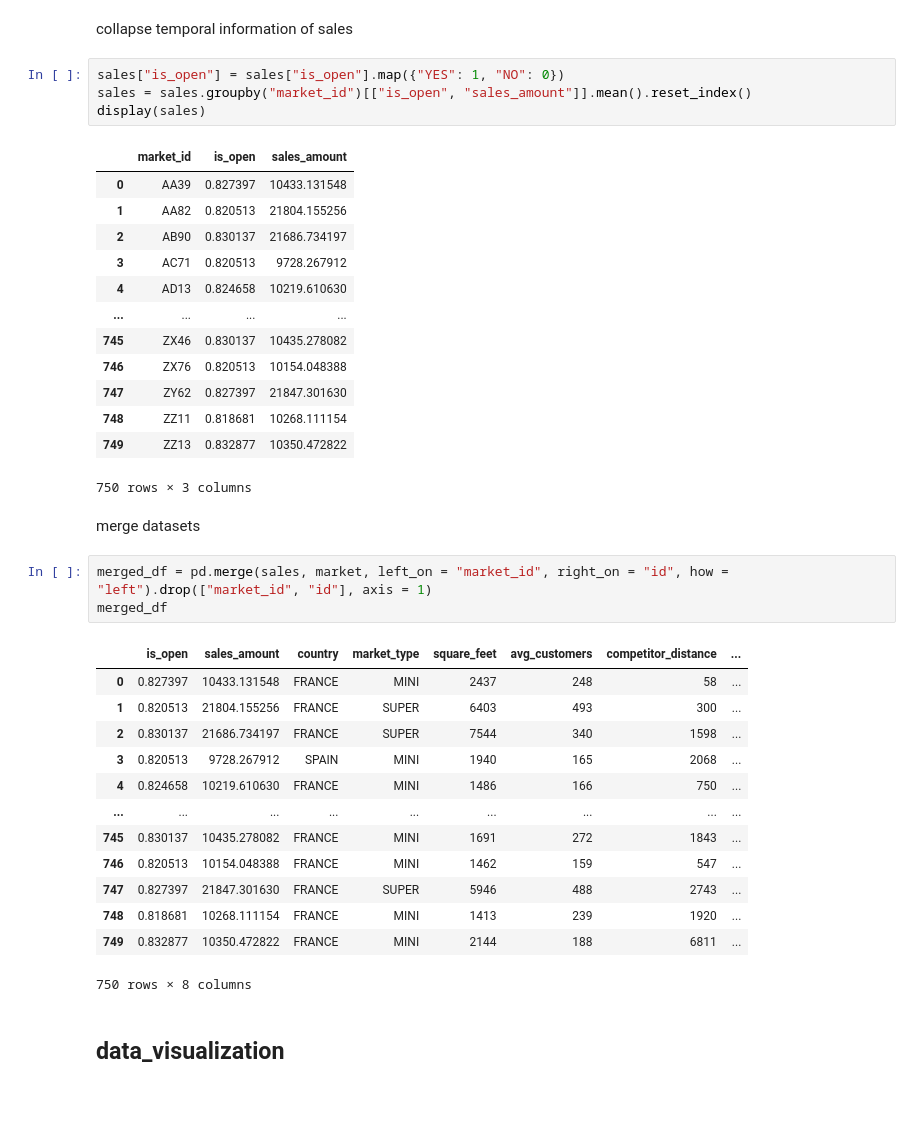
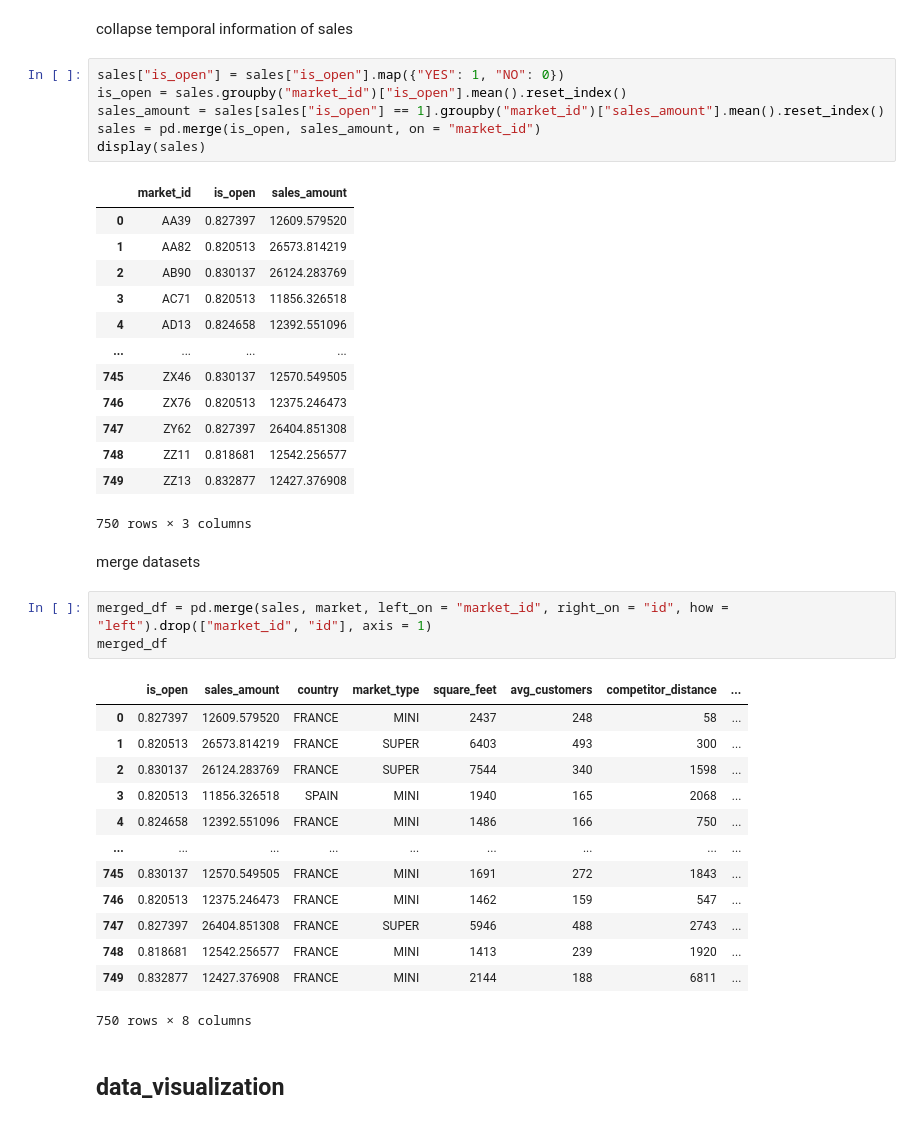
Before and after one commit to caporali/statistical_machine_learning_project, a Jupyter notebook: project_sml.ipynb, the cells around one changed output. Saved outputs shown, nothing was run; the diff lists cells and outputs as text.

```diff
--- a/project_sml.ipynb
+++ b/project_sml.ipynb
@@ -489,21 +499,23 @@ the rows with non correct values are: []
 collapse temporal information of sales
 # %%
 sales["is_open"] = sales["is_open"].map({"YES": 1, "NO": 0})
-sales = sales.groupby("market_id")[["is_open", "sales_amount"]].mean().reset_index()
+is_open = sales.groupby("market_id")["is_open"].mean().reset_index()
+sales_amount = sales[sales["is_open"] == 1].groupby("market_id")["sales_amount"].mean().reset_index()
+sales = pd.merge(is_open, sales_amount, on = "market_id")
 display(sales)
 # %% [output]
 |  | market_id | is_open | sales_amount |
-| 0 | AA39 | 0.827397 | 10433.131548 |
-| 1 | AA82 | 0.820513 | 21804.155256 |
-| 2 | AB90 | 0.830137 | 21686.734197 |
-| 3 | AC71 | 0.820513 | 9728.267912 |
-| 4 | AD13 | 0.824658 | 10219.610630 |
+| 0 | AA39 | 0.827397 | 12609.579520 |
+| 1 | AA82 | 0.820513 | 26573.814219 |
+| 2 | AB90 | 0.830137 | 26124.283769 |
+| 3 | AC71 | 0.820513 | 11856.326518 |
+| 4 | AD13 | 0.824658 | 12392.551096 |
 | ... | ... | ... | ... |
-| 745 | ZX46 | 0.830137 | 10435.278082 |
-| 746 | ZX76 | 0.820513 | 10154.048388 |
-| 747 | ZY62 | 0.827397 | 21847.301630 |
-| 748 | ZZ11 | 0.818681 | 10268.111154 |
-| 749 | ZZ13 | 0.832877 | 10350.472822 |
+| 745 | ZX46 | 0.830137 | 12570.549505 |
+| 746 | ZX76 | 0.820513 | 12375.246473 |
+| 747 | ZY62 | 0.827397 | 26404.851308 |
+| 748 | ZZ11 | 0.818681 | 12542.256577 |
+| 749 | ZZ13 | 0.832877 | 12427.376908 |
 750 rows × 3 columns
 # %% [markdown]
 merge datasets
@@ -512,17 +524,17 @@ merged_df = pd.merge(sales, market, left_on = "market_id", right_on = "id", how
 merged_df
 # %% [output]
 |  | is_open | sales_amount | country | market_type | square_feet | avg_customers | competitor_distance | ... |
-| 0 | 0.827397 | 10433.131548 | FRANCE | MINI | 2437 | 248 | 58 | ... |
-| 1 | 0.820513 | 21804.155256 | FRANCE | SUPER | 6403 | 493 | 300 | ... |
-| 2 | 0.830137 | 21686.734197 | FRANCE | SUPER | 7544 | 340 | 1598 | ... |
-| 3 | 0.820513 | 9728.267912 | SPAIN | MINI | 1940 | 165 | 2068 | ... |
-| 4 | 0.824658 | 10219.610630 | FRANCE | MINI | 1486 | 166 | 750 | ... |
+| 0 | 0.827397 | 12609.579520 | FRANCE | MINI | 2437 | 248 | 58 | ... |
+| 1 | 0.820513 | 26573.814219 | FRANCE | SUPER | 6403 | 493 | 300 | ... |
+| 2 | 0.830137 | 26124.283769 | FRANCE | SUPER | 7544 | 340 | 1598 | ... |
+| 3 | 0.820513 | 11856.326518 | SPAIN | MINI | 1940 | 165 | 2068 | ... |
+| 4 | 0.824658 | 12392.551096 | FRANCE | MINI | 1486 | 166 | 750 | ... |
 | ... | ... | ... | ... | ... | ... | ... | ... | ... |
-| 745 | 0.830137 | 10435.278082 | FRANCE | MINI | 1691 | 272 | 1843 | ... |
-| 746 | 0.820513 | 10154.048388 | FRANCE | MINI | 1462 | 159 | 547 | ... |
-| 747 | 0.827397 | 21847.301630 | FRANCE | SUPER | 5946 | 488 | 2743 | ... |
-| 748 | 0.818681 | 10268.111154 | FRANCE | MINI | 1413 | 239 | 1920 | ... |
-| 749 | 0.832877 | 10350.472822 | FRANCE | MINI | 2144 | 188 | 6811 | ... |
+| 745 | 0.830137 | 12570.549505 | FRANCE | MINI | 1691 | 272 | 1843 | ... |
+| 746 | 0.820513 | 12375.246473 | FRANCE | MINI | 1462 | 159 | 547 | ... |
+| 747 | 0.827397 | 26404.851308 | FRANCE | SUPER | 5946 | 488 | 2743 | ... |
+| 748 | 0.818681 | 12542.256577 | FRANCE | MINI | 1413 | 239 | 1920 | ... |
+| 749 | 0.832877 | 12427.376908 | FRANCE | MINI | 2144 | 188 | 6811 | ... |
 750 rows × 8 columns
 # %% [markdown]
 ## data_visualization
```
Also changed, not shown: parts of 27 cells of this notebook.
